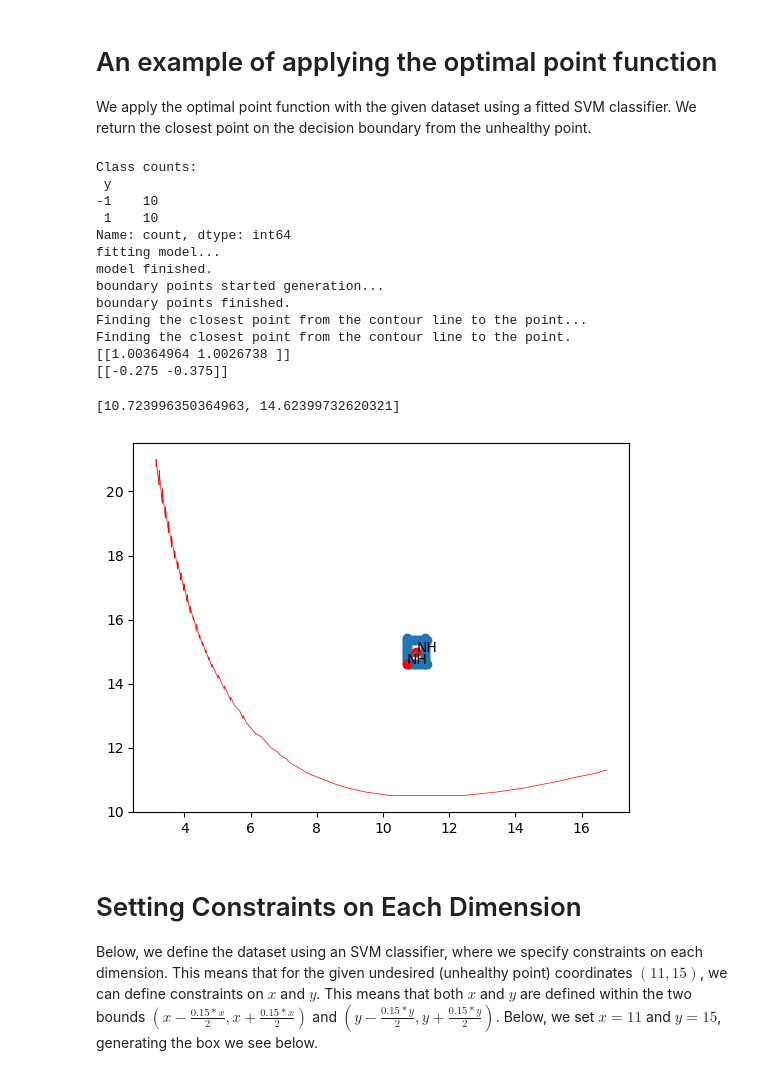
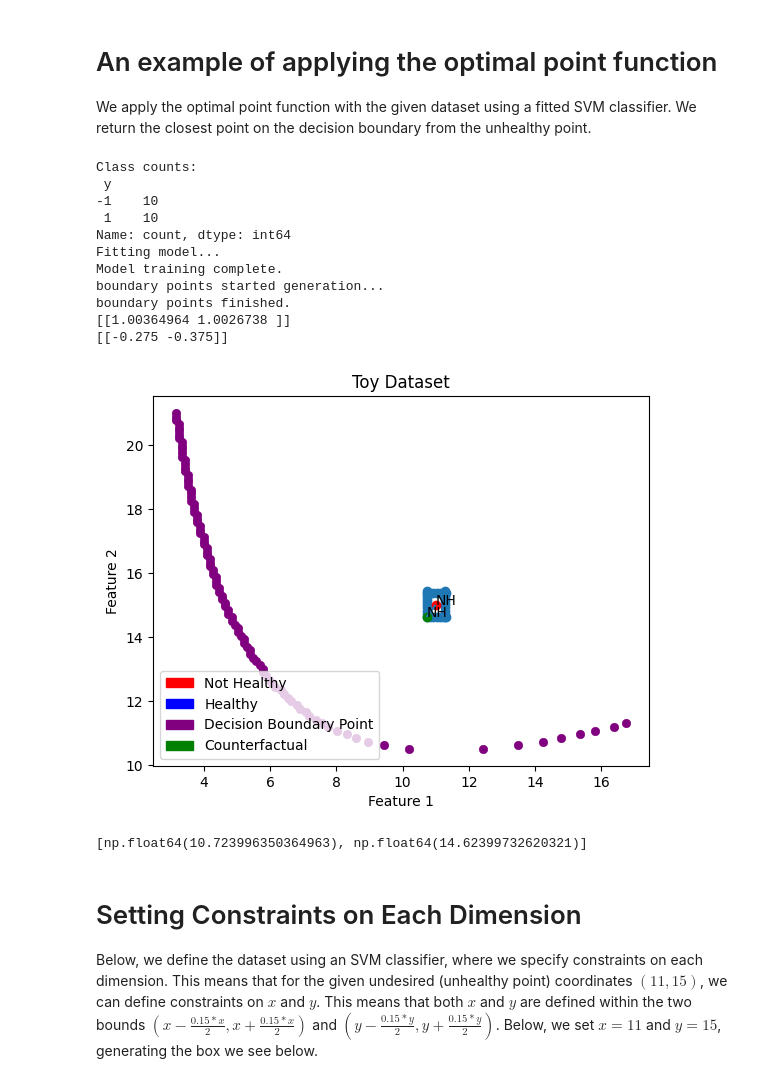
Before and after one commit to dsin85691/SSBA_For_Counterfactuals, a Jupyter notebook: documentation_notebook_gpu.ipynb, the cells around one changed output. Saved outputs shown, nothing was run; the diff lists cells and outputs as text; code cells hidden in the pictures.

```diff
--- a/documentation_notebook_gpu.ipynb
+++ b/documentation_notebook_gpu.ipynb
@@ -986,24 +952,22 @@ Finding the closest point from the contour line to the point.
 
 We apply the optimal point function with the given dataset using a fitted SVM classifier. We return the closest point on the decision boundary from the unhealthy point.
 # %%
-optimal_projection = optimal_point(df, svm_classifier, desired_class=1, original_class=1, resolution=150, chosen_row=4, point_epsilon=0.1, epsilon=0.07, constraints=[], deltas=[5,5], plot=True)
+optimal_projection = optimal_point(df, svm_classifier, desired_class=1, original_class=1, resolution=150, chosen_row=4, point_epsilon=0.1, epsilon=0.07, constraints=[], deltas=[5] * 2, plot=True)
 optimal_projection
 # %% [output]
 Class counts:
  y
 -1    10
  1    10
 Name: count, dtype: int64
-fitting model...
-model finished.
+Fitting model...
+Model training complete.
 boundary points started generation...
 boundary points finished.
-Finding the closest point from the contour line to the point...
-Finding the closest point from the contour line to the point.
 [[1.00364964 1.0026738 ]]
 [[-0.275 -0.375]]
+[figure, new version]
-[10.723996350364963, 14.62399732620321]
+[np.float64(10.723996350364963), np.float64(14.62399732620321)]
-[figure, old version]
 # %% [markdown]
 # Setting Constraints on Each Dimension
 
```
Also changed, not shown: parts of 32 cells of this notebook, 10 other files.
